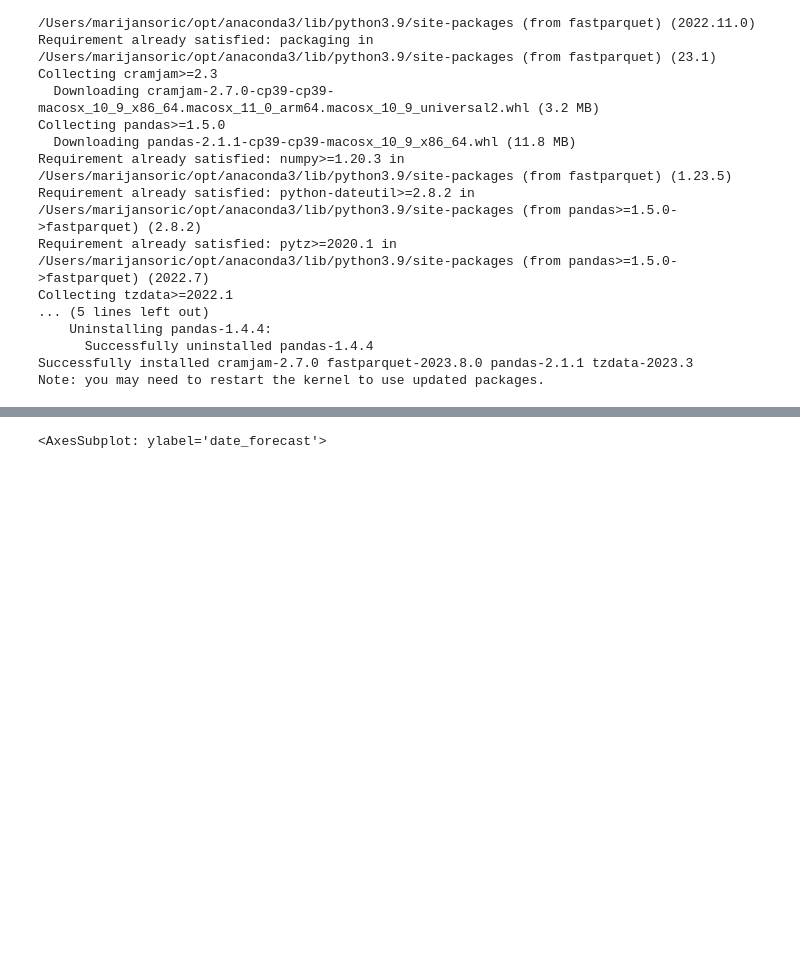
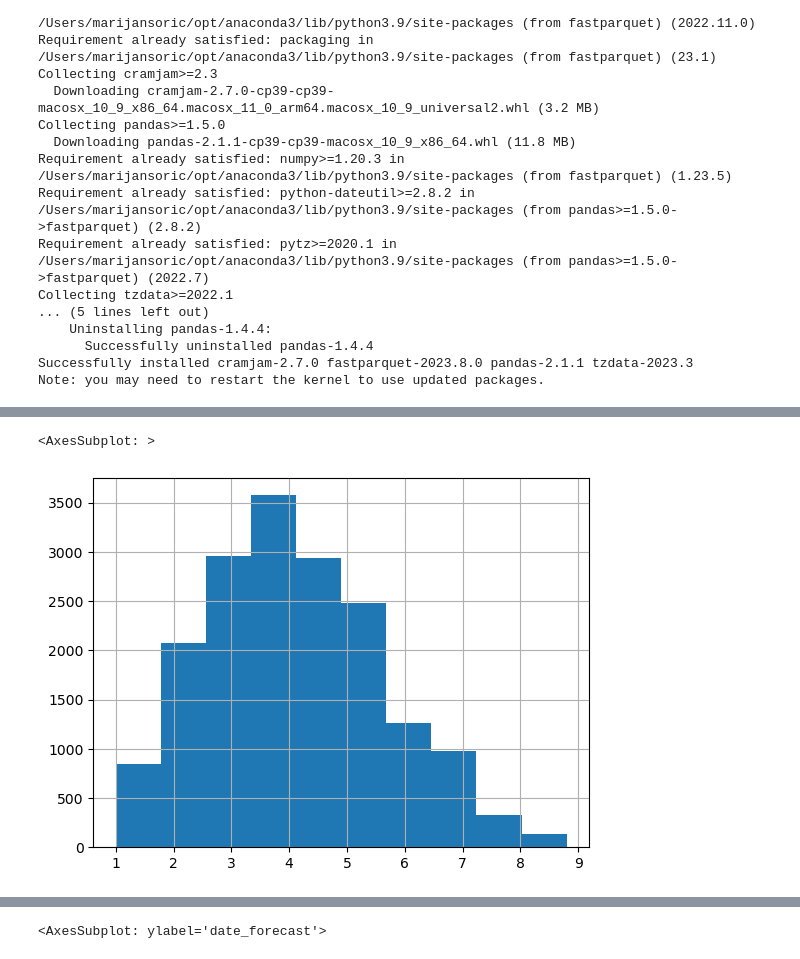
Before and after one commit to soricm/Time-Series-Forecasting-Solar-Energy-Production, a Jupyter notebook: marijan/marijan.ipynb, the cells around one changed output, grey strips where cells are left out. Saved outputs shown, nothing was run; the diff lists cells and outputs as text; code cells hidden in the pictures; blank space fills up the shorter version.

```diff
--- a/marijan/marijan.ipynb
+++ b/marijan/marijan.ipynb
@@ -107,0 +119,5 @@ train_a.to_csv('y_a.csv')
+# %%
+X_est['absolute_humidity_2m:gm3'].hist()
+# %% [output]
+<AxesSubplot: >
+[figure, added]
```
Also changed, not shown: parts of 39 cells of this notebook, 7 other files.
